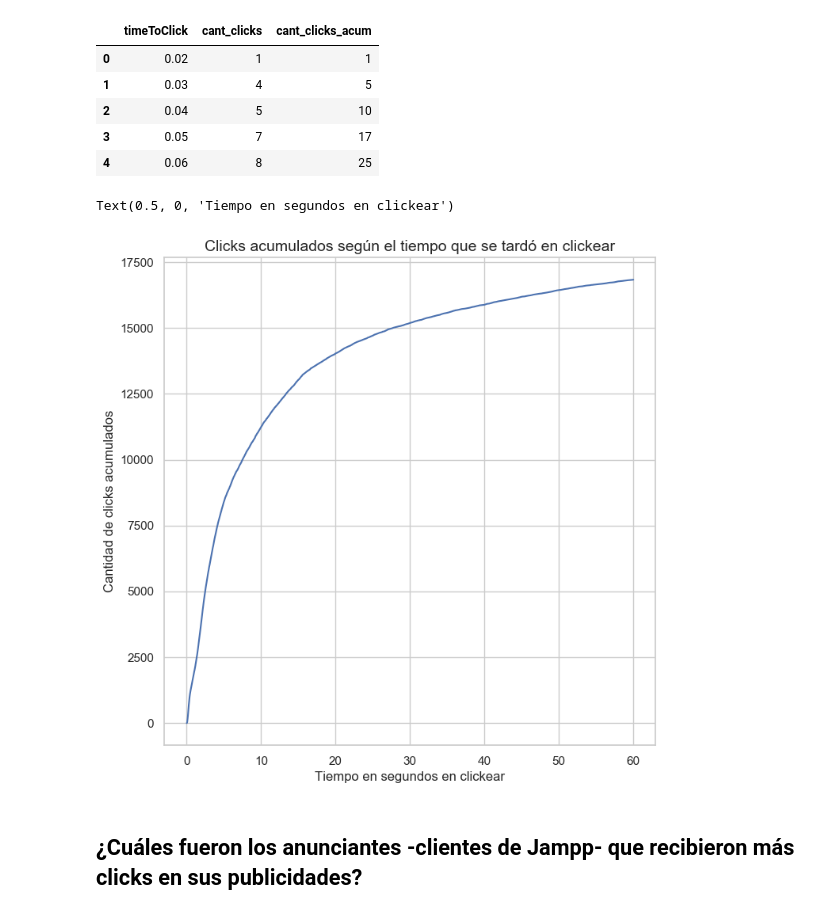
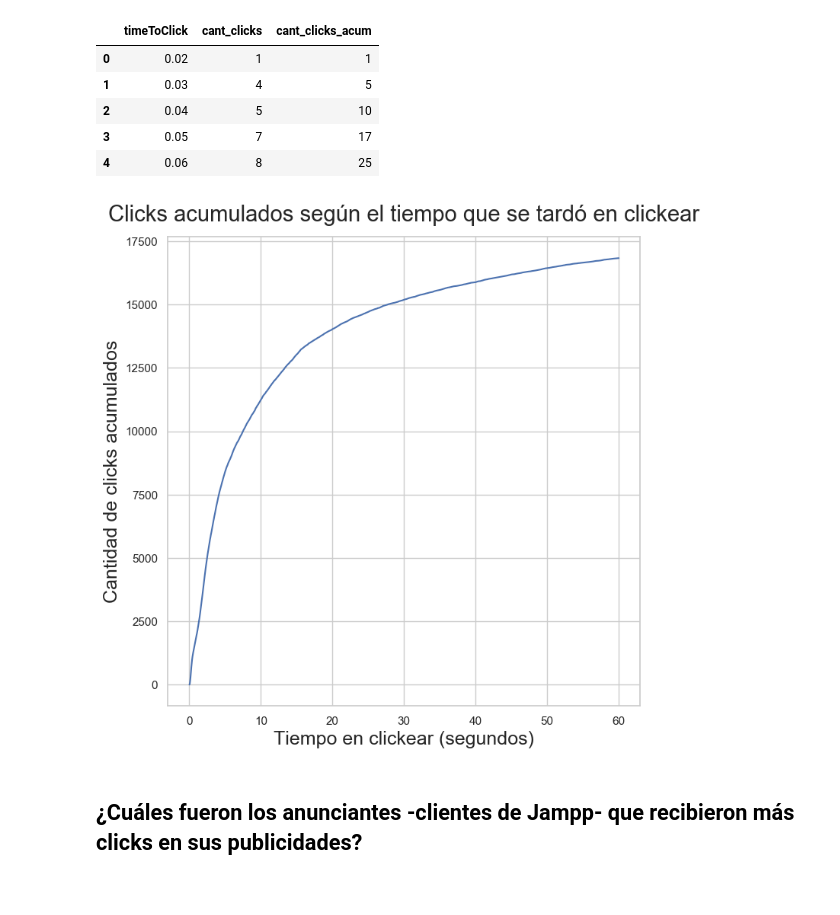
Before and after one commit to AlejandroKler/Datanesa, a Jupyter notebook: Analisis_clicks.ipynb, the cells around one changed output. Saved outputs shown, nothing was run; the diff lists cells and outputs as text; code cells hidden in the pictures.

Commit message:
Cambios en plots y demás

```diff
--- a/Analisis_clicks.ipynb
+++ b/Analisis_clicks.ipynb
@@ -130,13 +137,14 @@ timesToClick_grouped.head(5)
 | 3 | 0.05 | 7 | 17 |
 | 4 | 0.06 | 8 | 25 |
 # %%
-plot = timesToClick_grouped.plot.line(figsize = (8,8), x = 'timeToClick', y = 'cant_clicks_acum', linewidth = 1.5, legend = False)
-plot.set_ylabel("Cantidad de clicks acumulados", fontsize = 12)
-plot.set_title("Clicks acumulados según el tiempo que se tardó en clickear", fontsize = 14)
-plot.set_xlabel("Tiempo en segundos en clickear", fontsize = 12)
+plot_b = timesToClick_grouped.plot.line(figsize = (8,8), x = 'timeToClick', y = 'cant_clicks_acum', linewidth = 1.5, legend = False)
+plot_b.set_ylabel("Cantidad de clicks acumulados", fontsize = 18)
+plot_b.set_title("Clicks acumulados según el tiempo que se tardó en clickear", fontsize = 21)
+plot_b.title.set_position([.5, 1.02])
+plot_b.set_xlabel("Tiempo en clickear (segundos)", fontsize = 18)
+plt.savefig("tiempoClick.png")
 # %% [output]
-Text(0.5, 0, 'Tiempo en segundos en clickear')
-[figure, old version]
+[figure, new version]
 # %% [markdown]
 ## ¿Cuáles fueron los anunciantes -clientes de Jampp- que recibieron más clicks en sus publicidades?
 # %%
```
Also changed, not shown: parts of 9 cells of this notebook, 1 other file.
